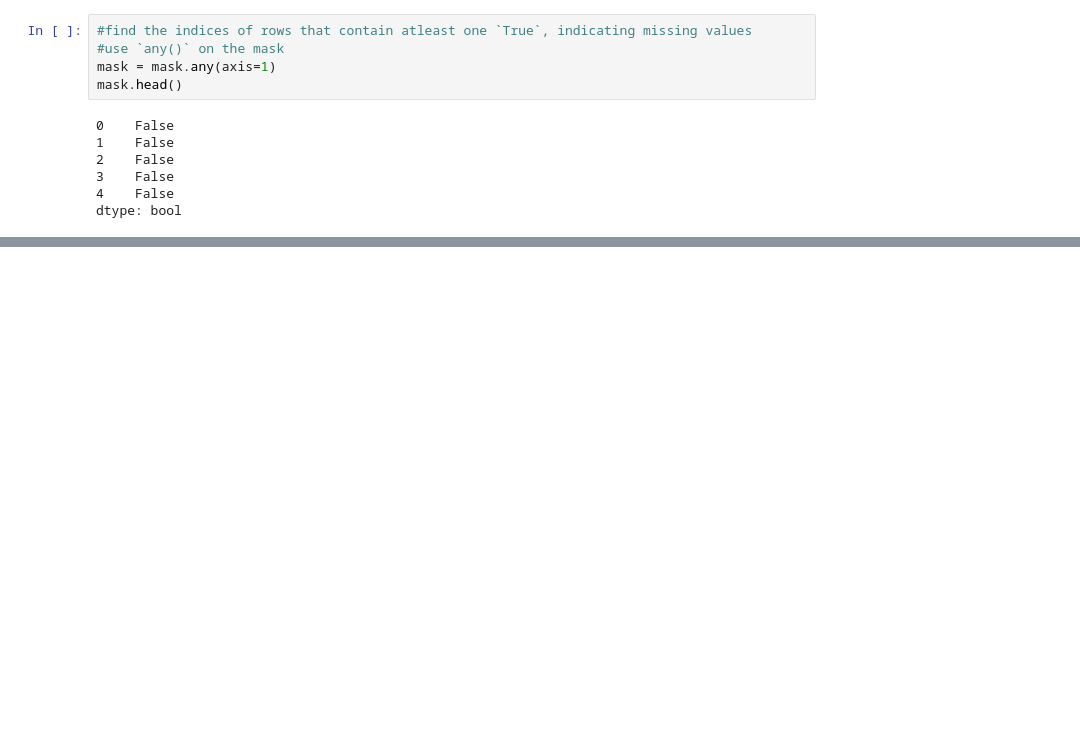
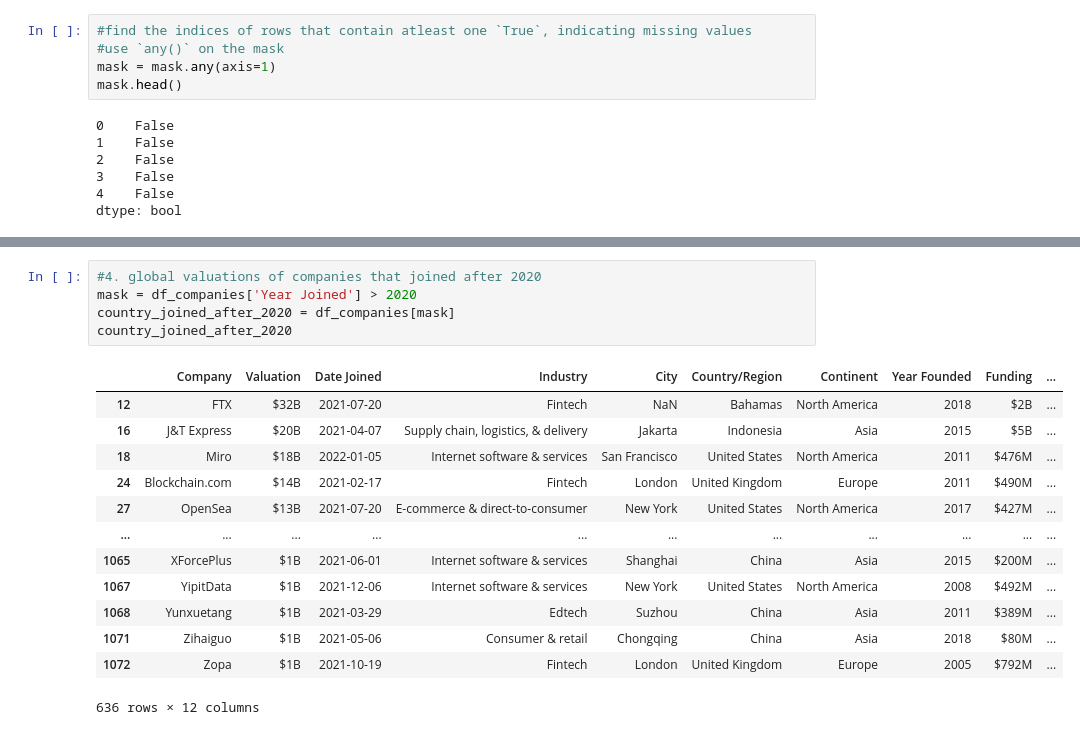
Before and after one commit to dnmuasya/Python-Data-Analysis, a Jupyter notebook: missing_data/exercise.ipynb, the cells around one changed output, grey strips where cells are left out. Cells and saved outputs as stored; diff of their text form; blank space fills up the shorter version.

```diff
--- a/missing_data/exercise.ipynb
+++ b/missing_data/exercise.ipynb
@@ -175,0 +334,19 @@ df_missing_rows
+# %%
+#4. global valuations of companies that joined after 2020
+mask = df_companies['Year Joined'] > 2020
+country_joined_after_2020 = df_companies[mask]
+country_joined_after_2020
+# %% [output]
+|  | Company | Valuation | Date Joined | Industry | City | Country/Region | Continent | Year Founded | Funding | ... |
+| 12 | FTX | $32B | 2021-07-20 | Fintech | NaN | Bahamas | North America | 2018 | $2B | ... |
+| 16 | J&T Express | $20B | 2021-04-07 | Supply chain, logistics, & delivery | Jakarta | Indonesia | Asia | 2015 | $5B | ... |
+| 18 | Miro | $18B | 2022-01-05 | Internet software & services | San Francisco | United States | North America | 2011 | $476M | ... |
+| 24 | Blockchain.com | $14B | 2021-02-17 | Fintech | London | United Kingdom | Europe | 2011 | $490M | ... |
+| 27 | OpenSea | $13B | 2021-07-20 | E-commerce & direct-to-consumer | New York | United States | North America | 2017 | $427M | ... |
+| ... | ... | ... | ... | ... | ... | ... | ... | ... | ... | ... |
+| 1065 | XForcePlus | $1B | 2021-06-01 | Internet software & services | Shanghai | China | Asia | 2015 | $200M | ... |
+| 1067 | YipitData | $1B | 2021-12-06 | Internet software & services | New York | United States | North America | 2008 | $492M | ... |
+| 1068 | Yunxuetang | $1B | 2021-03-29 | Edtech | Suzhou | China | Asia | 2011 | $389M | ... |
+| 1071 | Zihaiguo | $1B | 2021-05-06 | Consumer & retail | Chongqing | China | Asia | 2018 | $80M | ... |
+| 1072 | Zopa | $1B | 2021-10-19 | Fintech | London | United Kingdom | Europe | 2005 | $792M | ... |
+636 rows × 12 columns
```
Also changed, not shown: parts of 21 cells of this notebook.
